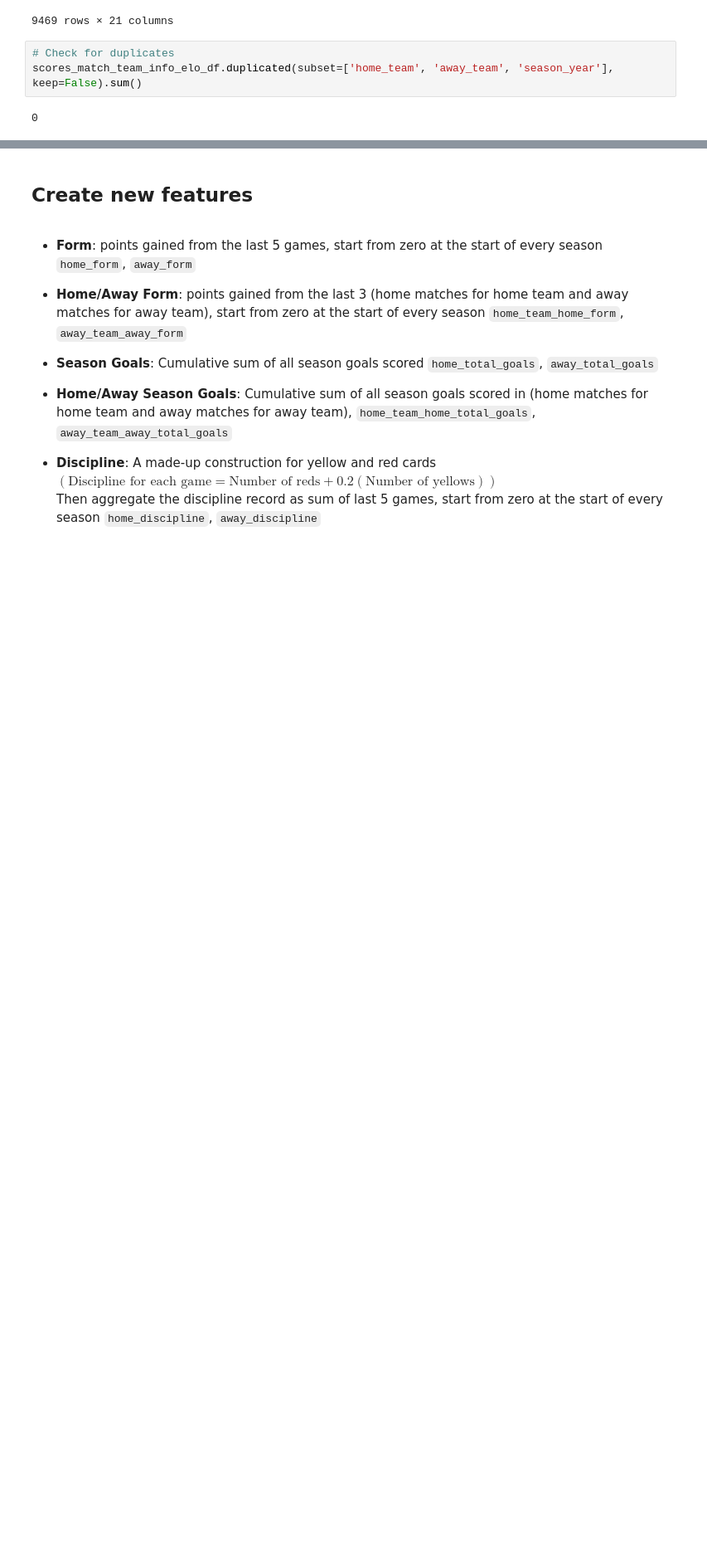
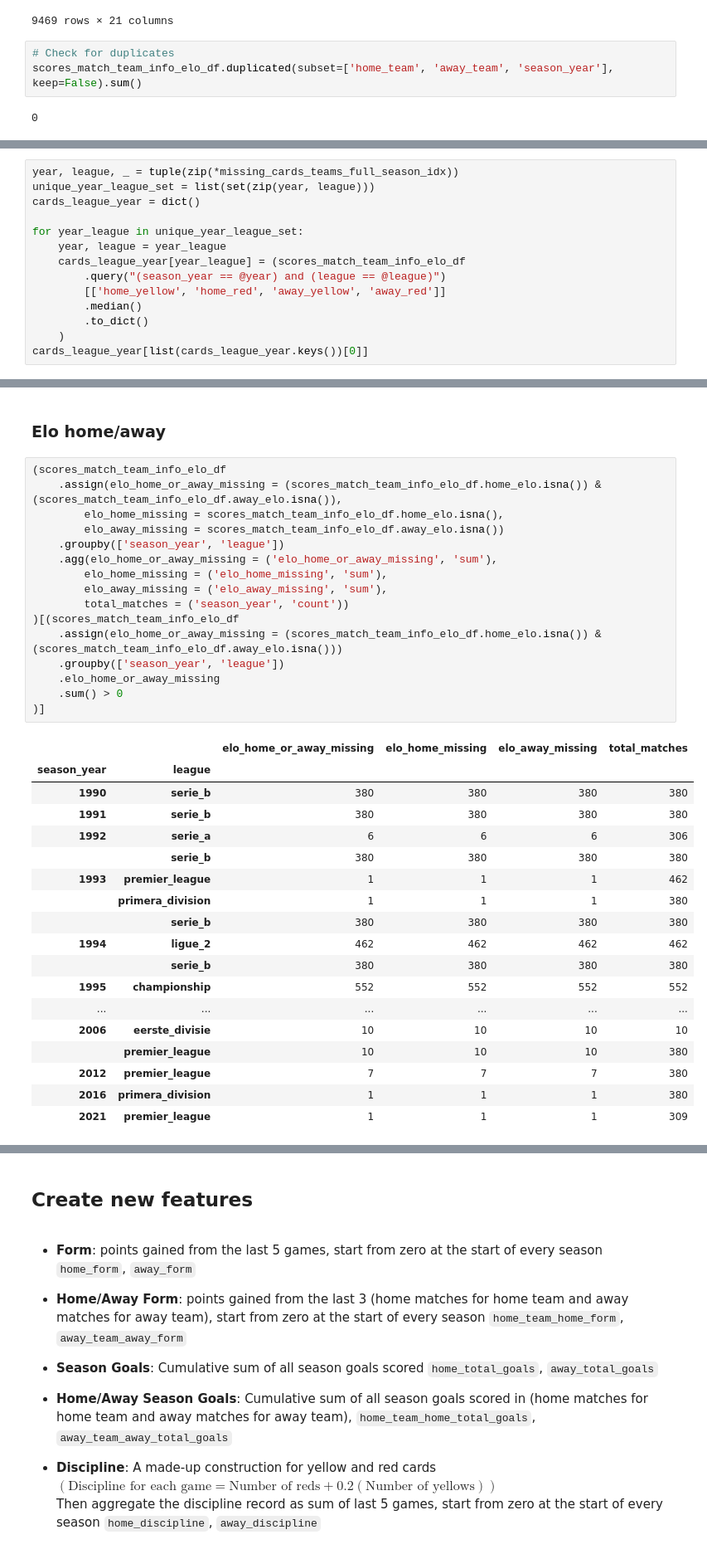
Before and after one commit to dan-bouchard/Football-Match-Outcome-Prediction, a Jupyter notebook: feature_engineering.ipynb, the cells around one changed output, grey strips where cells are left out. Shown at 83% size. Drawn from its saved outputs; the diff is of its cells as text; blank space fills up the shorter version.

```diff
--- a/feature_engineering.ipynb
+++ b/feature_engineering.ipynb
@@ -278,0 +393,14 @@ scores_match_team_info_elo_df.shape
+# %%
+year, league, _ = tuple(zip(*missing_cards_teams_full_season_idx))
+unique_year_league_set = list(set(zip(year, league)))
+cards_league_year = dict()
+
+for year_league in unique_year_league_set:
+    year, league = year_league
+    cards_league_year[year_league] = (scores_match_team_info_elo_df
+        .query("(season_year == @year) and (league == @league)")
+        [['home_yellow', 'home_red', 'away_yellow', 'away_red']]
+        .median()
+        .to_dict()
+    )
+cards_league_year[list(cards_league_year.keys())[0]]
@@ -278,0 +544,37 @@ scores_match_team_info_elo_df.shape
+# %% [markdown]
+### Elo home/away
+# %%
+(scores_match_team_info_elo_df
+    .assign(elo_home_or_away_missing = (scores_match_team_info_elo_df.home_elo.isna()) & (scores_match_team_info_elo_df.away_elo.isna()),
+        elo_home_missing = scores_match_team_info_elo_df.home_elo.isna(),
+        elo_away_missing = scores_match_team_info_elo_df.away_elo.isna())
+    .groupby(['season_year', 'league'])
+    .agg(elo_home_or_away_missing = ('elo_home_or_away_missing', 'sum'),
+        elo_home_missing = ('elo_home_missing', 'sum'),
+        elo_away_missing = ('elo_away_missing', 'sum'),
+        total_matches = ('season_year', 'count'))
+)[(scores_match_team_info_elo_df
+    .assign(elo_home_or_away_missing = (scores_match_team_info_elo_df.home_elo.isna()) & (scores_match_team_info_elo_df.away_elo.isna()))
+    .groupby(['season_year', 'league'])
+    .elo_home_or_away_missing
+    .sum() > 0
+)]
+# %% [output]
+|  |  | elo_home_or_away_missing | elo_home_missing | elo_away_missing | total_matches |
+| season_year | league |  |  |  |  |
+| 1990 | serie_b | 380 | 380 | 380 | 380 |
+| 1991 | serie_b | 380 | 380 | 380 | 380 |
+| 1992 | serie_a | 6 | 6 | 6 | 306 |
+|  | serie_b | 380 | 380 | 380 | 380 |
+| 1993 | premier_league | 1 | 1 | 1 | 462 |
+|  | primera_division | 1 | 1 | 1 | 380 |
+|  | serie_b | 380 | 380 | 380 | 380 |
+| 1994 | ligue_2 | 462 | 462 | 462 | 462 |
+|  | serie_b | 380 | 380 | 380 | 380 |
+| 1995 | championship | 552 | 552 | 552 | 552 |
+| ... | ... | ... | ... | ... | ... |
+| 2006 | eerste_divisie | 10 | 10 | 10 | 10 |
+|  | premier_league | 10 | 10 | 10 | 380 |
+| 2012 | premier_league | 7 | 7 | 7 | 380 |
+| 2016 | primera_division | 1 | 1 | 1 | 380 |
+| 2021 | premier_league | 1 | 1 | 1 | 309 |
```
Also changed, not shown: parts of 43 cells of this notebook.
